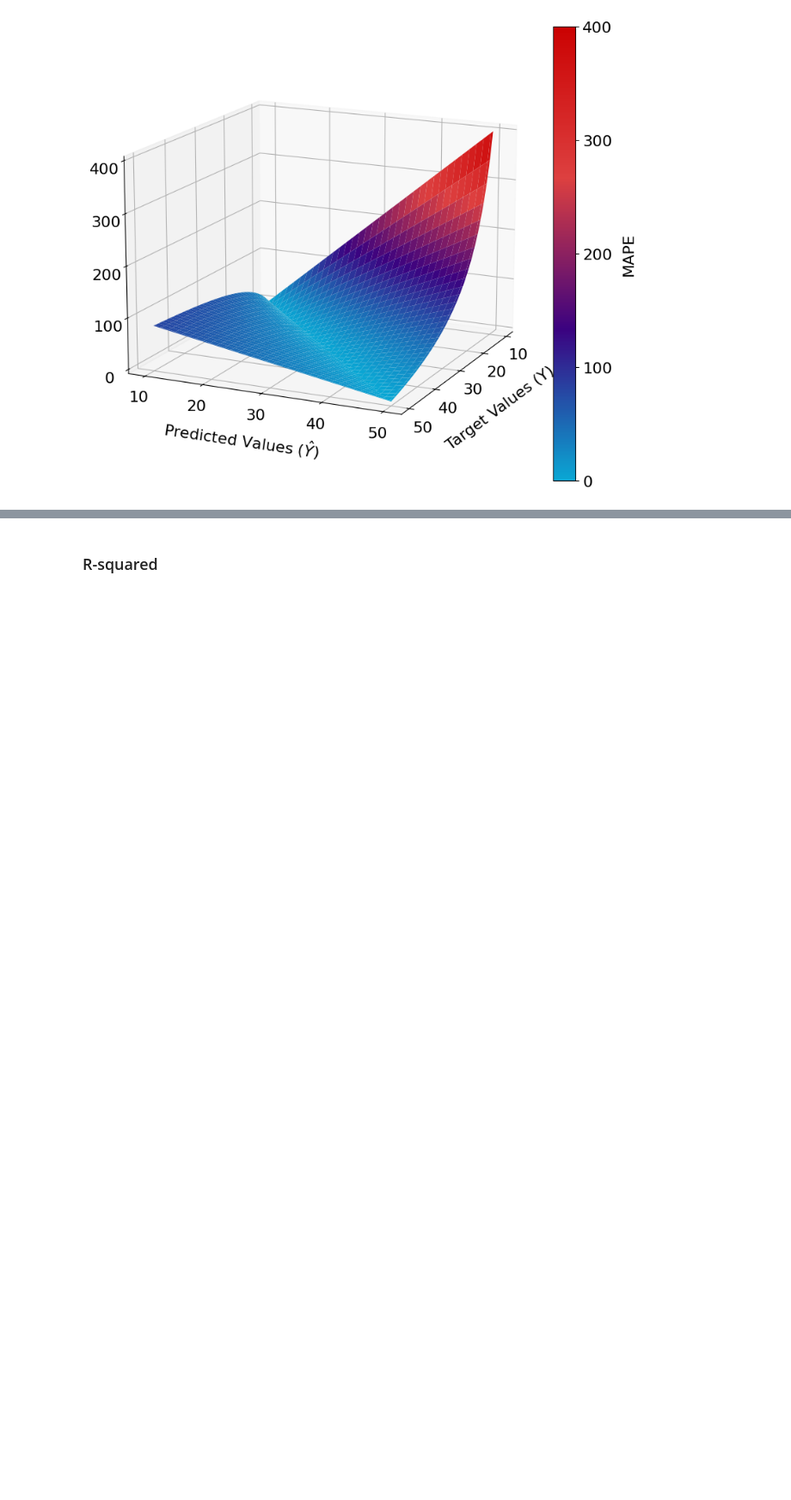
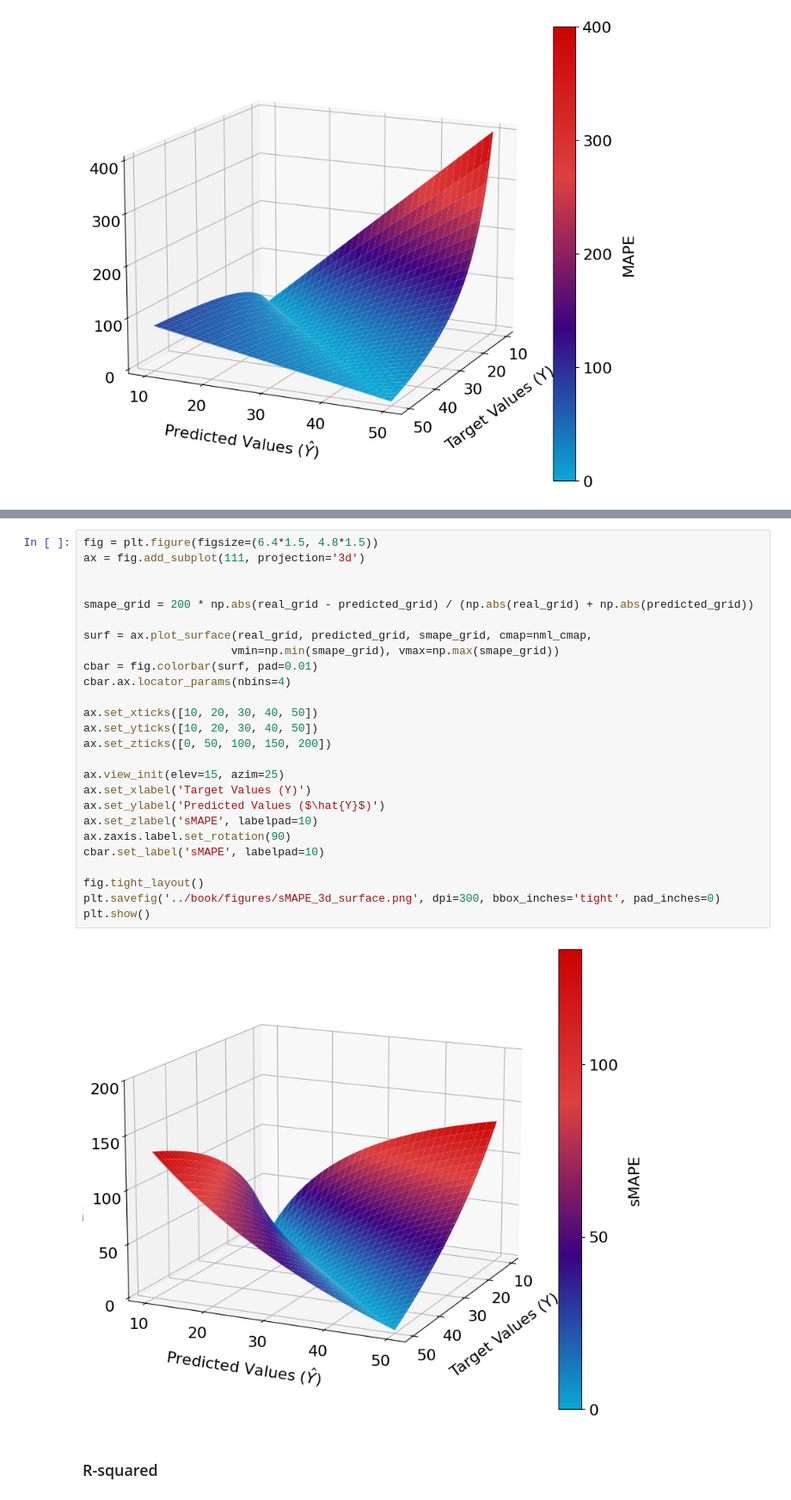
Before and after one commit to NannyML/The-Little-Book-of-ML-Metrics, a Jupyter notebook: notebooks/regression_plots.ipynb, the cells around one changed output, grey strips where cells are left out. Shown at 86% size. Drawn from its saved outputs; the diff is of its cells as text; blank space fills up the shorter version.

```diff
--- a/notebooks/regression_plots.ipynb
+++ b/notebooks/regression_plots.ipynb
@@ -262,3 +278,31 @@ plt.show()
+# %%
+fig = plt.figure(figsize=(6.4*1.5, 4.8*1.5))
+ax = fig.add_subplot(111, projection='3d')
+
+
+smape_grid = 200 * np.abs(real_grid - predicted_grid) / (np.abs(real_grid) + np.abs(predicted_grid))
+
+surf = ax.plot_surface(real_grid, predicted_grid, smape_grid, cmap=nml_cmap,
+                      vmin=np.min(smape_grid), vmax=np.max(smape_grid))
+cbar = fig.colorbar(surf, pad=0.01)
+cbar.ax.locator_params(nbins=4)
+
+ax.set_xticks([10, 20, 30, 40, 50])
+ax.set_yticks([10, 20, 30, 40, 50])
+ax.set_zticks([0, 50, 100, 150, 200])
+
+ax.view_init(elev=15, azim=25)
+ax.set_xlabel('Target Values (Y)')
+ax.set_ylabel('Predicted Values ($\hat{Y}$)')
+ax.set_zlabel('sMAPE', labelpad=10)
+ax.zaxis.label.set_rotation(90)
+cbar.set_label('sMAPE', labelpad=10)
+
+fig.tight_layout()
+plt.savefig('../book/figures/sMAPE_3d_surface.png', dpi=300, bbox_inches='tight', pad_inches=0)
+plt.show()
+# %% [output]
+[figure, added]
 # %% [markdown]
 ### R-squared
 # %%
```
Also changed, not shown: parts of 3 cells of this notebook, 1 other file.
